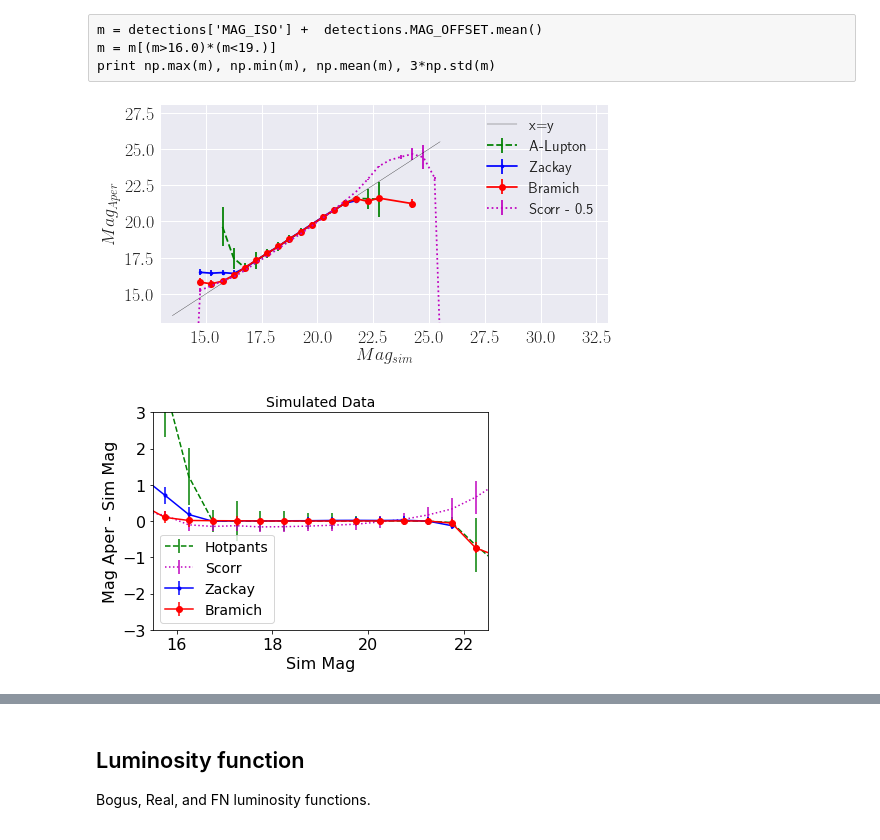
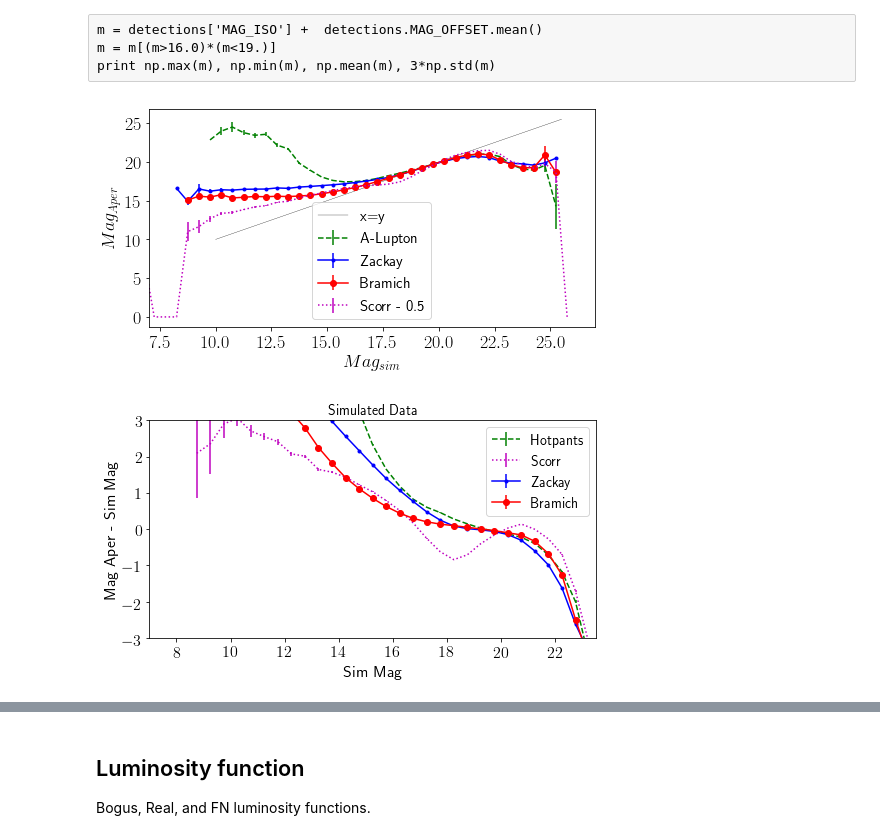
Before and after one commit to BrunoSanchez/RBMLearning, a Jupyter notebook: Plots-foursome.ipynb, the cells around one changed output, grey strips where cells are left out. Saved outputs shown, nothing was run; the diff lists cells and outputs as text; code cells hidden in the pictures.

```diff
--- a/Plots-foursome.ipynb
+++ b/Plots-foursome.ipynb
@@ -531,7 +897,13 @@ dt_zps['mag'] = dt_zps['MAG_APER'] + median_offset_zps
 dt_hot['mag'] = dt_hot['MAG_APER'] + median_offset_hot
 dt_sps['mag'] = -2.5*np.log10(dt_sps['cflux']) + median_offset_sps
 # %%
-dt_hot = dt_hot[dt_hot.mag <30]
-dt_ois = dt_ois[dt_ois.mag <30]
-dt_zps = dt_zps[dt_zps.mag <30]
-#dt_sps = dt_sps[dt_sps.mag <30]
+dt_hot = dt_hot[dt_hot.mag <90]
+dt_ois = dt_ois[dt_ois.mag <90]
+dt_zps = dt_zps[dt_zps.mag <90]
+dt_sps = dt_sps[dt_sps.mag <90]
+# %%
+dt_hot = optimize_df(dt_hot)
+dt_sps = optimize_df(dt_sps)
+dt_ois = optimize_df(dt_ois)
+dt_zps = optimize_df(dt_zps)
+import gc; gc.collect()
@@ -538,22 +922,23 @@ dt_zps = dt_zps[dt_zps.mag <30]
 # %%
 def binning(data, bins, return_center_bins=False):
     mean = np.zeros_like(bins[:-1])
-    stdv = np.zeros_like(bins[:-1])
+    stdv = np.zeros_like(mean)
     sqrtn= np.zeros_like(mean)
     mean_sim_mag = np.zeros_like(mean)
+
     for i_bin, low in enumerate(bins[:-1]):
         high = bins[i_bin+1]
         mean_sim_mag[i_bin] = (high+low)/2.
-        f1data = data[data['mag']<25]
+        f1data = data[data['mag']<90]
         fdata = f1data[(f1data['sim_mag'] < high) * (f1data['sim_mag'] >= low)]
         #print len(fdata)
         if len(fdata) is 0:
             sqrtn[i_bin] = 0
-            mean[i_bin] = 0#np.median(fdata['mag'])
-            stdv[i_bin] = 0#np.std(fdata['mag'])
+            mean[i_bin] = 0  # np.median(fdata['mag'])
+            stdv[i_bin] = 0  # np.std(fdata['mag'])
             continue
-        sqrtn[i_bin] = np.sqrt(len(fdata['mag'])-1)
-        mean[i_bin] = np.median(fdata['mag'])
+        sqrtn[i_bin] = np.sqrt(len(fdata['mag']))
+        mean[i_bin] = np.mean(fdata['mag'])
         stdv[i_bin] = np.std(fdata['mag'])
     if return_center_bins:
         return bins[:-1]+(high-low)*0.5, mean, stdv, sqrtn
@@ -565,37 +950,40 @@ m = m[(m>16.0)*(m<19.)]
 print np.max(m), np.min(m), np.mean(m), 3*np.std(m)
 # %%
 plt.figure(figsize=(8,4))
-bins = np.arange(14, 26.5, .5)
+bins = np.arange(6.5, 26.5, .5)
 
 # mean_sim, stdv_sim, _ = binning(dt_hot['sim_mag'], bins=bins)
 mean_det, stdv_det, sqrtn, mean_sim = binning(dt_hot, bins=bins)
-plt.errorbar(mean_sim[sqrtn!=0], mean_det[sqrtn!=0], yerr=stdv_det[sqrtn!=0], fmt='g--', label='A-Lupton')
+plt.errorbar(mean_sim[sqrtn!=0], mean_det[sqrtn!=0], yerr=stdv_det[sqrtn!=0]/sqrtn[sqrtn!=0],
+             fmt='g--', label='A-Lupton')
 
 # mean_sim, stdv_sim, _ = binning(dt_zps['sim_mag'], bins=bins)
 mean_det, stdv_det, sqrtn, mean_sim = binning(dt_zps, bins=bins)
-plt.errorbar(mean_sim[sqrtn!=0], mean_det[sqrtn!=0], yerr=stdv_det[sqrtn!=0], fmt='b.-', label='Zackay')
+plt.errorbar(mean_sim[sqrtn!=0], mean_det[sqrtn!=0], yerr=stdv_det[sqrtn!=0]/sqrtn[sqrtn!=0],
+             fmt='b.-', label='Zackay')
 
 # mean_sim, stdv_sim, _ = binning(dt_ois['sim_mag'], bins=bins)
 mean_det, stdv_det, sqrtn, mean_sim = binning(dt_ois, bins=bins)
-plt.errorbar(mean_sim[sqrtn!=0], mean_det[sqrtn!=0], yerr=stdv_det[sqrtn!=0], fmt='ro-', label='Bramich')
+plt.errorbar(mean_sim[sqrtn!=0], mean_det[sqrtn!=0], yerr=stdv_det[sqrtn!=0]/sqrtn[sqrtn!=0],
+             fmt='ro-', label='Bramich')
 
 # mean_sim, stdv_sim, _ = binning(dt_sps['sim_mag'], bins=bins)
 mean_det, stdv_det, sqrtn, mean_sim = binning(dt_sps, bins=bins)
 plt.errorbar(mean_sim, mean_det, yerr=stdv_det/sqrtn, fmt='m:', label='Scorr - 0.5')
 
-plt.plot(np.arange(13.5, 26, 0.5), np.arange(13.5, 26, 0.5), color='k', label='x=y', linewidth=0.3)
+plt.plot(np.arange(10, 26, 0.5), np.arange(10, 26, 0.5), color='k', label='x=y', linewidth=0.3)
 
 plt.tick_params(labelsize=18)
 plt.ylabel('$Mag_{Aper}$', fontsize=18)
 plt.xlabel('$Mag_{sim}$', fontsize=18)
 #plt.title('Simulated Mag vs Detected Aperture Mag', fontsize=14)
 plt.legend(loc='best', fontsize=15)
 
-plt.xlim(13, 33)
-plt.ylim(13, 28)
+plt.xlim(7, 27)
+#plt.ylim(13, 28)
 plt.savefig(os.path.join(plot_dir, 'corrected_aper_vs_simulated_mag.png'), format='png', dpi=900)
 # %% [output]
-[figure, old version]
+[figure, new version]
 # %%
 def binning_res(data, bins, return_center_bins=False):
     mean = np.zeros_like(bins[:-1])
@@ -623,24 +1011,24 @@ def binning_res(data, bins, return_center_bins=False):
 # %%
 sns.reset_orig()
 # %%
-plt.figure(figsize=(6,4))
-bins = np.arange(15, 26.5, .5)
+plt.figure(figsize=(8,4))
+bins = np.arange(6.5, 26.5, .5)
 
 #mean_sim, stdv_sim, _ = binning(dt_hot['sim_mag'], bins=bins)
 mean_det, stdv_det, sqrtn, mean_sim = binning_res(dt_hot, bins=bins)
-plt.errorbar(mean_sim, mean_det, yerr=stdv_det, fmt='g--', label='Hotpants')
+plt.errorbar(mean_sim, mean_det, yerr=stdv_det/sqrtn, fmt='g--', label='Hotpants')
 
 # mean_sim, stdv_sim, _ = binning(dt_sps['sim_mag'], bins=bins)
 mean_det, stdv_det, sqrtn, mean_sim = binning_res(dt_sps, bins=bins)
-plt.errorbar(mean_sim, mean_det, yerr=stdv_det, fmt='m:', label='Scorr')
+plt.errorbar(mean_sim, mean_det, yerr=stdv_det/sqrtn, fmt='m:', label='Scorr')
 
 # mean_sim, stdv_sim, _ = binning(dt_zps['sim_mag'], bins=bins)
 mean_det, stdv_det, sqrtn, mean_sim = binning_res(dt_zps, bins=bins)
-plt.errorbar(mean_sim, mean_det, yerr=stdv_det, fmt='b.-', label='Zackay')
+plt.errorbar(mean_sim, mean_det, yerr=stdv_det/sqrtn, fmt='b.-', label='Zackay')
 
 # mean_sim, stdv_sim, _ = binning(dt_ois['sim_mag'], bins=bins)
 mean_det, stdv_det, sqrtn, mean_sim = binning_res(dt_ois, bins=bins)
-plt.errorbar(mean_sim, mean_det, yerr=stdv_det, fmt='ro-', label='Bramich')
+plt.errorbar(mean_sim, mean_det, yerr=stdv_det/sqrtn, fmt='ro-', label='Bramich')
 
 #plt.plot(np.arange(13.5, 26, 0.5), np.arange(13.5, 26, 0.5), color='k', label='x=y', linewidth=0.3)
 plt.tick_params(labelsize=16)
@@ -649,8 +1037,8 @@ plt.xlabel('Sim Mag', fontsize=16)
 plt.title('Simulated Data', fontsize=14)
 plt.legend(loc='best', fontsize=14)
 
-plt.xlim(15.5, 22.5)
+plt.xlim(7, 23.5)
 plt.ylim(-3, 3)
 plt.savefig(os.path.join(plot_dir, 'corrected_aper_diff_vs_simulated_mag.svg'), format='svg', dpi=480)
 # %% [output]
-[figure, old version]
+[figure, new version]
```
Also changed, not shown: parts of 195 cells of this notebook, 33 other files.
